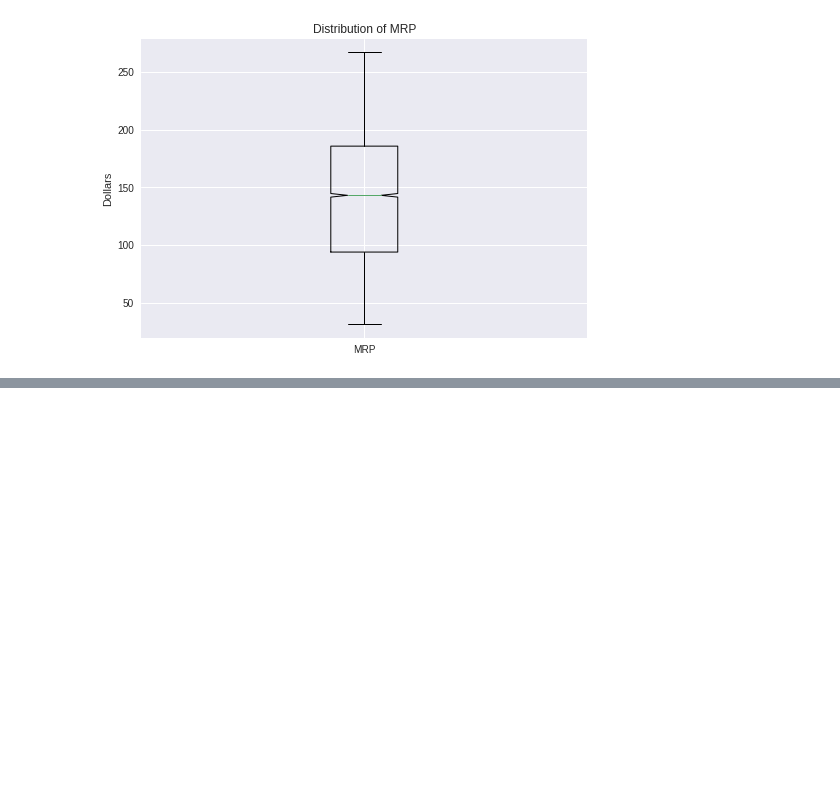
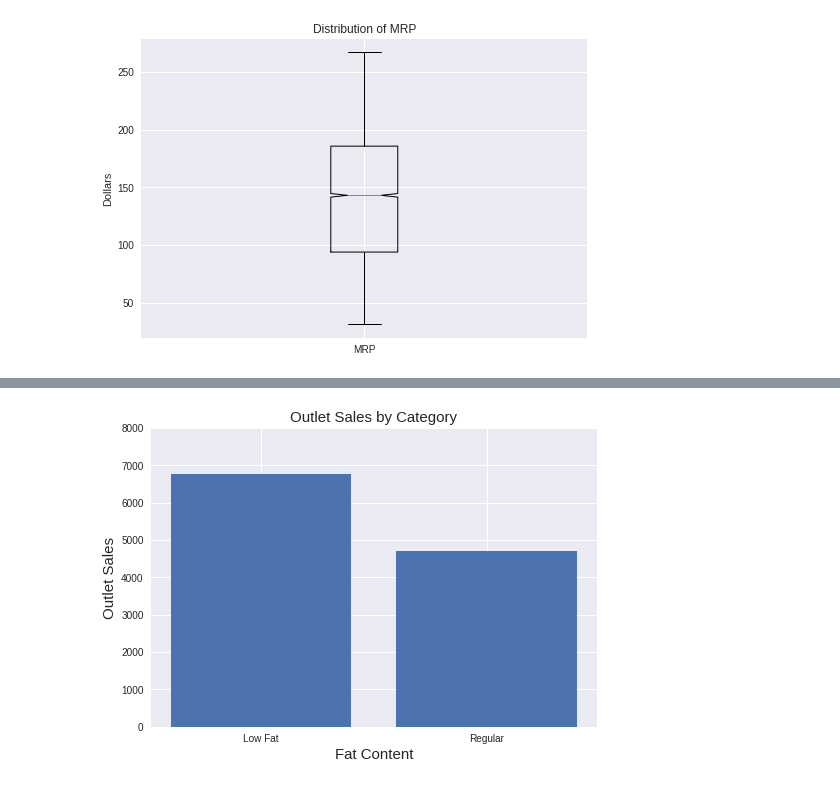
Before and after one commit to shreyamin29/food-sales-predictions, a Jupyter notebook: food_sales_predictions.ipynb, the cells around one changed output, grey strips where cells are left out. Cells and saved outputs as stored; diff of their text form; code cells hidden in the pictures; blank space fills up the shorter version.

```diff
--- a/food_sales_predictions.ipynb
+++ b/food_sales_predictions.ipynb
@@ -199,0 +221,15 @@ sns.heatmap(corr, cmap = 'Blues', annot=True) #as per the heatmap there is a mod
+# %%
+#bar chart shows low fat item sold more than regular fat items
+
+fat_type = df['Item_Fat_Content']
+mrp = df['Item_Outlet_Sales']
+
+plt.bar(fat_type[0:100], mrp[0:100])
+
+plt.xlabel('Fat Content', fontsize = 15)
+plt.ylabel('Outlet Sales', fontsize = 15)
+plt.ylim(0,8000)
+plt.title('Outlet Sales by Category', fontsize = 15)
+plt.show()
+# %% [output]
+[figure, added]
```
Also changed, not shown: parts of 5 cells of this notebook.
